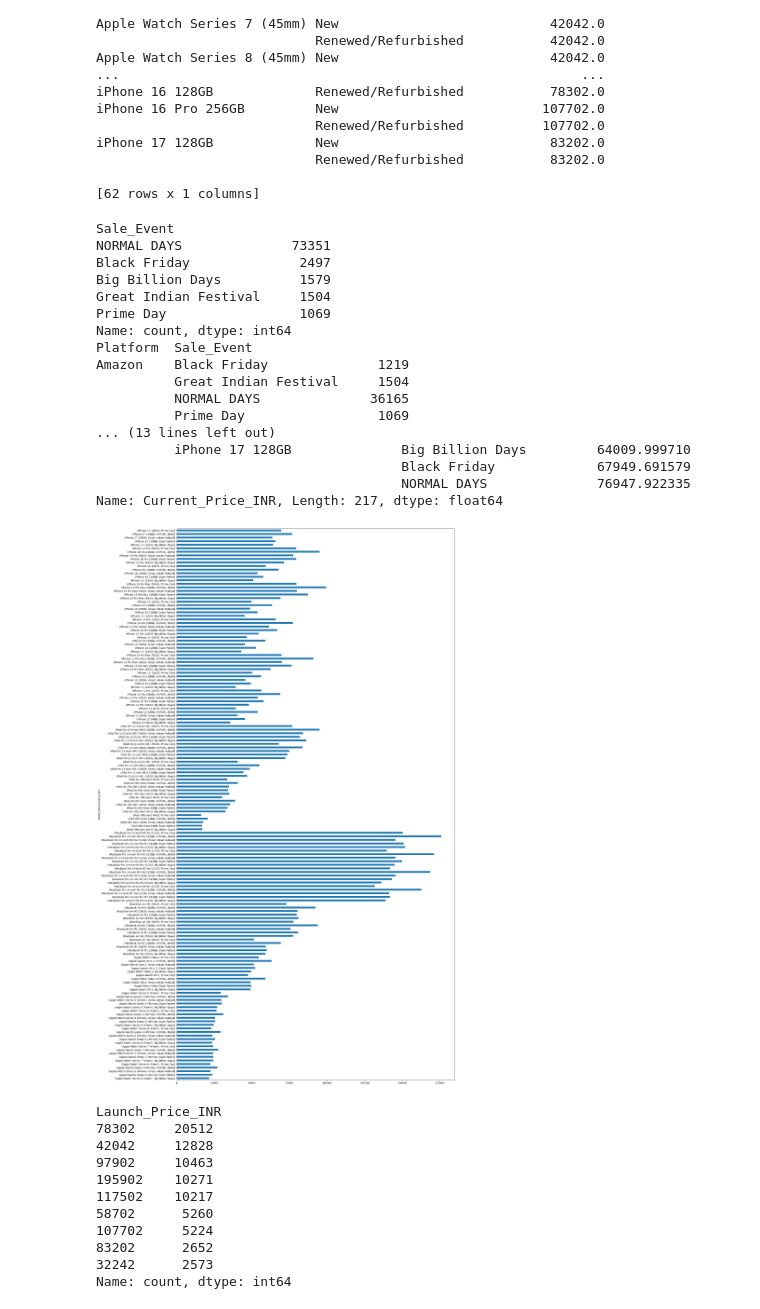
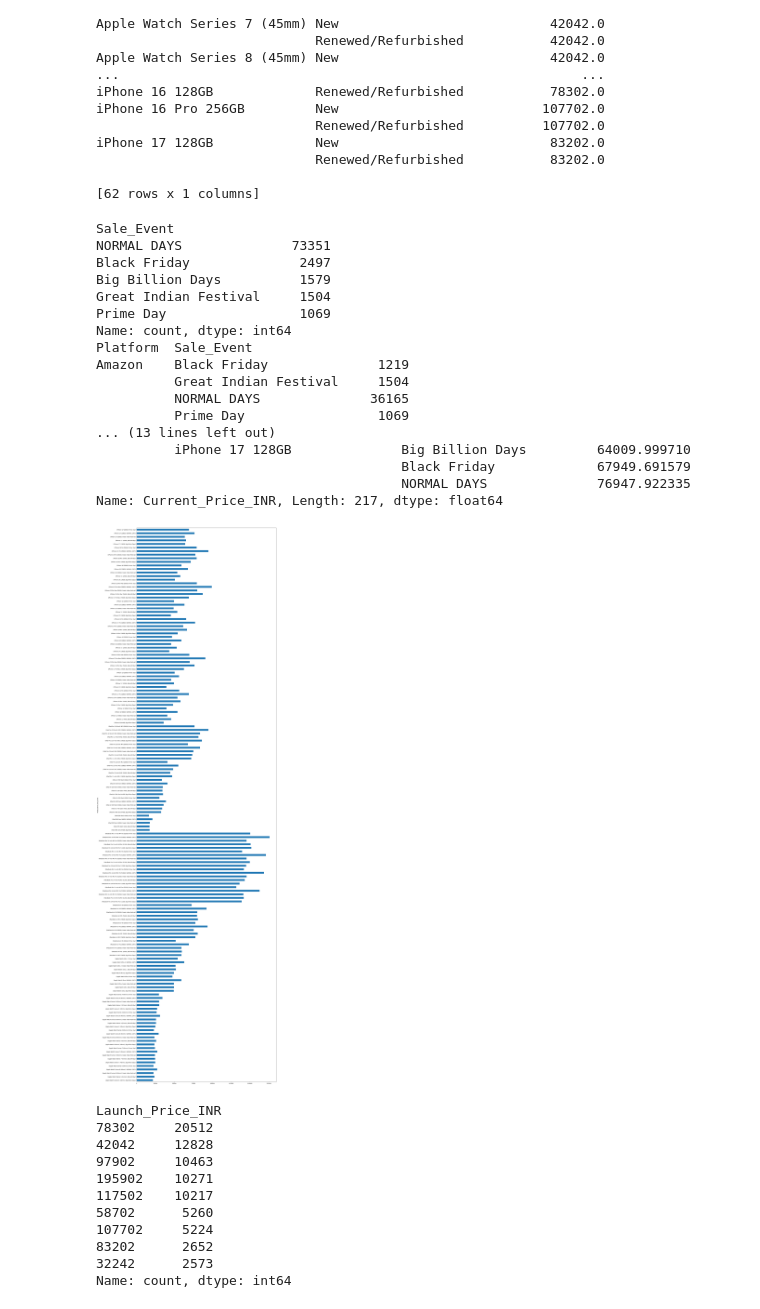
Before and after one commit to shanib-techie/power-bi, a Jupyter notebook: APPLE_PRODUCT_ANALYSIS/apple_product_analysis.ipynb, the cells around one changed output. Cells and saved outputs as stored; diff of their text form; code cells hidden in the pictures.

```diff
--- a/APPLE_PRODUCT_ANALYSIS/apple_product_analysis.ipynb
+++ b/APPLE_PRODUCT_ANALYSIS/apple_product_analysis.ipynb
@@ -141,33 +141,33 @@ iPhone 17 128GB             New                           83202.0
 # %%
 # SALE EVENT BY PRICE
 
 print(df["Sale_Event"].value_counts())
 which_sale_for_which_platform = df.groupby(["Platform","Sale_Event"])["Sale_Event"].count()
 print(which_sale_for_which_platform)
 sale_by_event_with_which_platform_revenue = df.groupby(["Platform","Model_Name","Sale_Event"])["Current_Price_INR"].mean()
 print(sale_by_event_with_which_platform_revenue)
 
-sale_by_event_with_which_platform_revenue = df.groupby(["Model_Name","Sale_Event"])["Current_Price_INR"].mean().plot(kind="barh",figsize=(20,40))
+sale_by_event_with_which_platform_revenue = df.groupby(["Model_Name","Sale_Event"])["Current_Price_INR"].mean().plot(kind="barh",figsize=(20,80))
 plt.show()
 # %% [output]
 Sale_Event
 NORMAL DAYS              73351
 Black Friday              2497
 Big Billion Days          1579
 Great Indian Festival     1504
 Prime Day                 1069
 Name: count, dtype: int64
 Platform  Sale_Event
 Amazon    Black Friday              1219
           Great Indian Festival     1504
           NORMAL DAYS              36165
           Prime Day                 1069
 ... (13 lines left out)
           iPhone 17 128GB              Big Billion Days         64009.999710
                                        Black Friday             67949.691579
                                        NORMAL DAYS              76947.922335
 Name: Current_Price_INR, Length: 217, dtype: float64
-[figure, old version]
+[figure, new version]
 # %%
 print(df["Launch_Price_INR"].value_counts())
 # %% [output]
```
Also changed, not shown: parts of 3 cells of this notebook, 7 other files.
